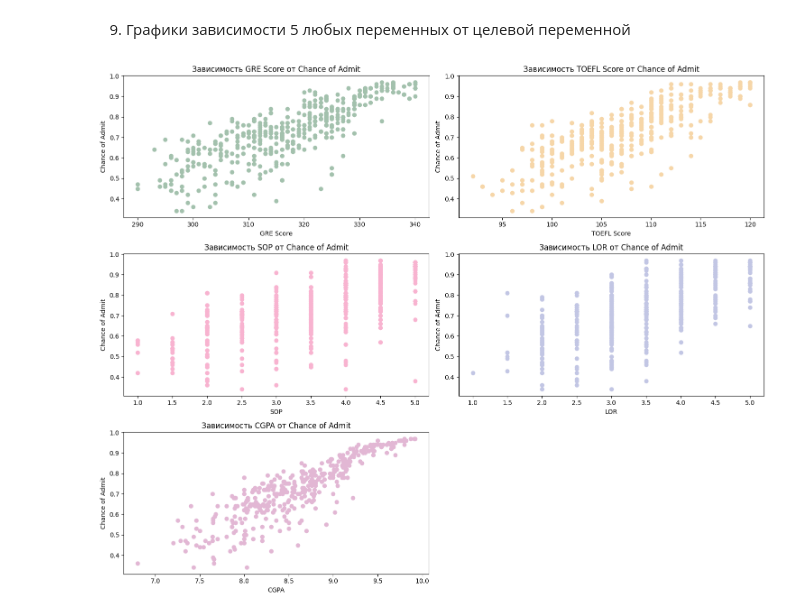
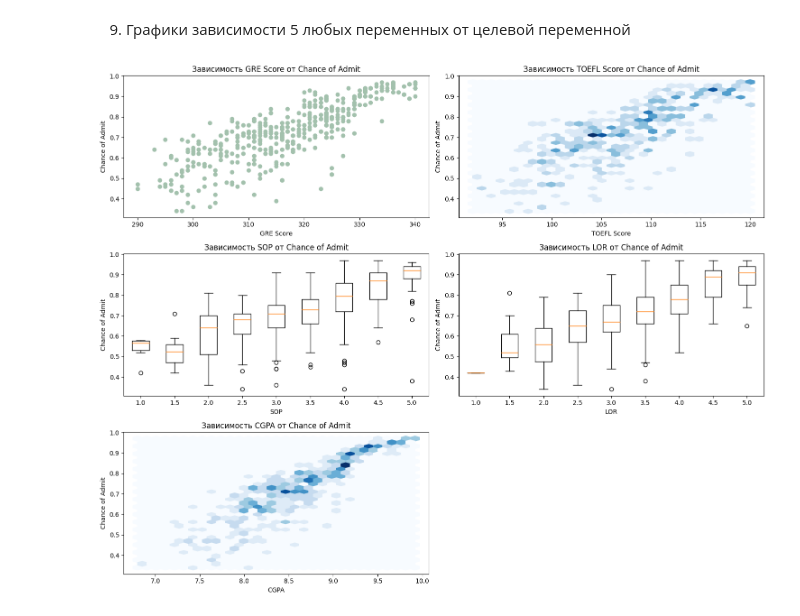
Before and after one commit to woodwyyn/AppliedAI-Intro, a Jupyter notebook: Лабораторная работа № 2.ipynb, the cells around one changed output. Saved outputs shown, nothing was run; the diff lists cells and outputs as text; code cells hidden in the pictures.

```diff
--- a/Лабораторная работа № 2.ipynb
+++ b/Лабораторная работа № 2.ipynb
@@ -181,30 +183,43 @@ plt.show()
 # %% [markdown]
 9.  Графики зависимости 5 любых переменных от целевой переменной
 # %%
-def plot_scatter(data, x_column, color, y_column='Chance of Admit'):
-    plt.scatter(data[x_column], data[y_column], color=color)
+def set_plot_labels(x_column, y_column):
     plt.title(f'Зависимость {x_column} от {y_column}')
     plt.xlabel(x_column)
     plt.ylabel(y_column)
+
+def plot_scatter(data, x_column, color, y_column='Chance of Admit'):
+    plt.scatter(data[x_column], data[y_column], color=color)
+    set_plot_labels(x_column, y_column)
+
+def plot_boxplot(data, x_column, y_column='Chance of Admit'):
+    sorted_values = sorted(data[x_column].unique())
+    boxplot_data = [data[data[x_column] == value][y_column] for value in sorted_values]
+    plt.boxplot(boxplot_data, labels=sorted_values)
+    set_plot_labels(x_column, y_column)
+
+def plot_hexplot(data, x_column, y_column='Chance of Admit'):
+    plt.hexbin(data[x_column], data[y_column], gridsize=30, cmap='Blues')
+    set_plot_labels(x_column, y_column)
 
 plt.figure(figsize=(15, 12))
 
 plt.subplot(3, 2, 1)
 plot_scatter(data, column_dict[0], color=colors[1])
 
 plt.subplot(3, 2, 2)
-plot_scatter(data, column_dict[1], color=colors[2])
+plot_hexplot(data, column_dict[1])
 
 plt.subplot(3, 2, 3)
-plot_scatter(data, column_dict[3], color=colors[3])
+plot_boxplot(data, column_dict[3])
 
 plt.subplot(3, 2, 4)
-plot_scatter(data, column_dict[4], color=colors[4])
+plot_boxplot(data, column_dict[4])
 
 plt.subplot(3, 2, 5)
-plot_scatter(data, column_dict[5], color=colors[5])
+plot_hexplot(data, column_dict[5])
 
 plt.tight_layout()
 plt.show()
 # %% [output]
-[figure, old version]
+[figure, new version]
```
Also changed, not shown: parts of 2 cells of this notebook.
